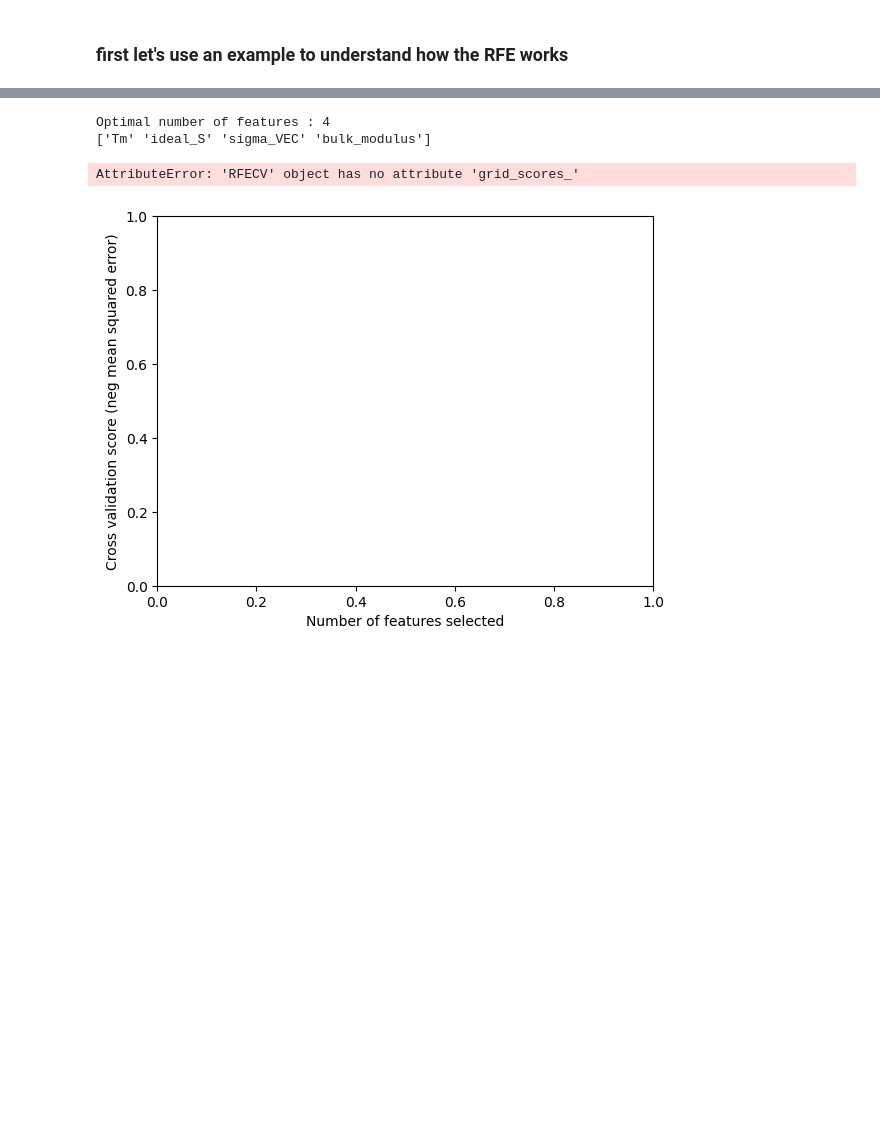
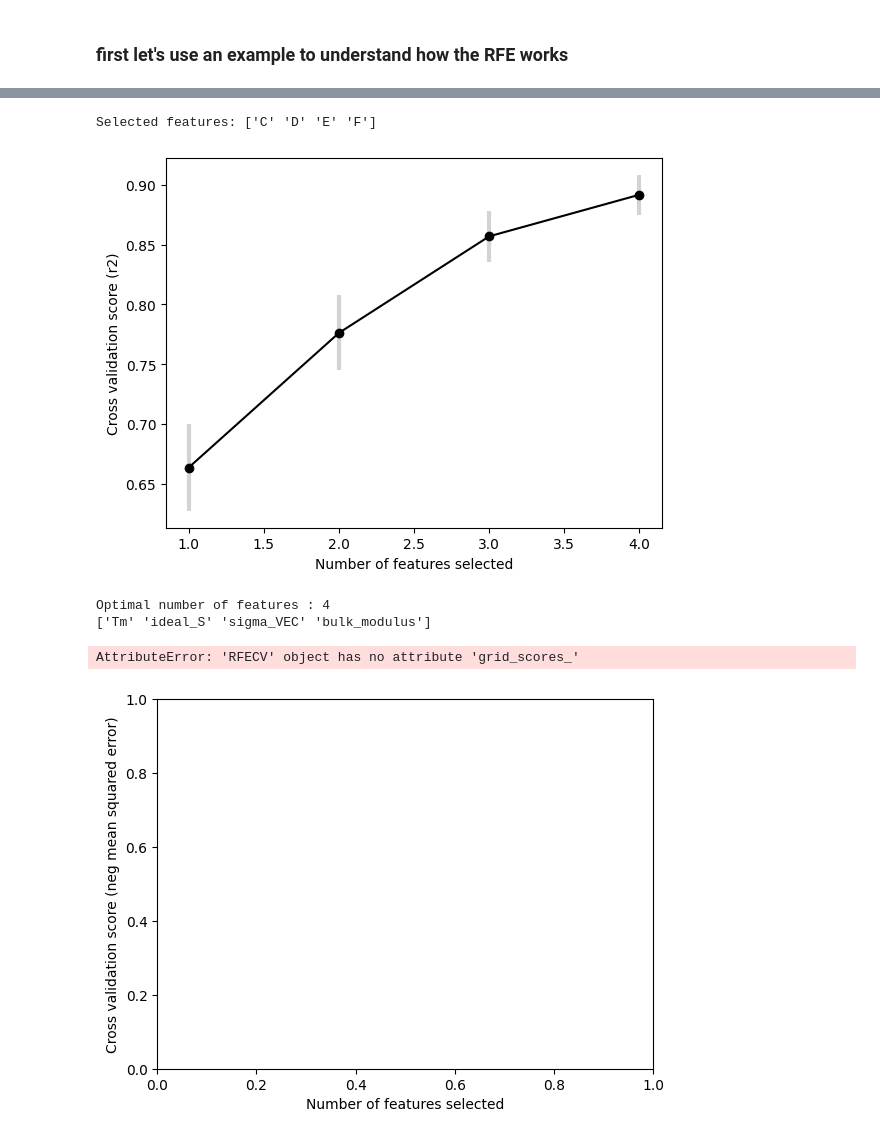
Before and after one commit to YXWU2014/CCA_representation_ML, a Jupyter notebook: Dataset_EDA_Pairplot_Feature_PCA_Mahalanobis/EDA_feature_calculation_selection.ipynb, the cells around one changed output, grey strips where cells are left out. Saved outputs shown, nothing was run; the diff lists cells and outputs as text; code cells hidden in the pictures; blank space fills up the shorter version.

```diff
--- a/Dataset_EDA_Pairplot_Feature_PCA_Mahalanobis/EDA_feature_calculation_selection.ipynb
+++ b/Dataset_EDA_Pairplot_Feature_PCA_Mahalanobis/EDA_feature_calculation_selection.ipynb
@@ -470,3 +430,71 @@ Cross validation score: -14284.251331277623
+# %%
+import numpy as np
+import pandas as pd
+from sklearn.datasets import make_regression
+from sklearn.pipeline import Pipeline
+from sklearn.compose import ColumnTransformer
+from sklearn.feature_selection import RFECV
+from sklearn.preprocessing import StandardScaler
+from sklearn.linear_model import LinearRegression
+import matplotlib.pyplot as plt
+
+# Generate a dummy dataset
+X, y = make_regression(n_samples=1000, n_features=6,
+                       noise=0.1, random_state=42)
+df = pd.DataFrame(X, columns=['A', 'B', 'C', 'D', 'E', 'F'])
+df['target'] = y
+
+# Define the fixed features and the features to be eliminated
+fixed_features = ['A', 'B']
+elimination_features = ['C', 'D', 'E', 'F']
+
+# Define a pipeline for the elimination features
+elimination_pipeline = Pipeline(steps=[
+    ('scale', StandardScaler()),
+    ('rfecv', RFECV(estimator=LinearRegression(), cv=5, scoring='r2'))
+])
+
+# Define a preprocessor that applies the elimination pipeline to the elimination features,
+# and applies scaling to the fixed features
+preprocessor = ColumnTransformer(transformers=[
+    ('elim', elimination_pipeline, elimination_features),
+    ('fix', StandardScaler(), fixed_features)
+])
+
+# Define the final pipeline that includes preprocessing and model training
+pipeline = Pipeline(steps=[
+    ('pre', preprocessor),
+    ('reg', LinearRegression())
+])
+
+# Fit the pipeline to the all data
+X_all = df[fixed_features + elimination_features]
+y_all = df['target']
+
+pipeline.fit(X_all, y_all)
+
+# Access the selected features
+selected_features_mask = pipeline.named_steps['pre'].transformers_[
+    0][1].named_steps['rfecv'].support_
+print(
+    f'Selected features: {np.array(elimination_features)[selected_features_mask]}')
+
+# Plot the R^2 score as a function of the number of selected features
+num_features = range(1, len(pipeline.named_steps['pre'].transformers_[
+                     0][1].named_steps['rfecv'].cv_results_['mean_test_score']) + 1)
+plt.figure()
+plt.xlabel("Number of features selected")
+plt.ylabel("Cross validation score (r2)")
+plt.errorbar(num_features,
+             pipeline.named_steps['pre'].transformers_[
+                 0][1].named_steps['rfecv'].cv_results_['mean_test_score'],
+             yerr=pipeline.named_steps['pre'].transformers_[
+                 0][1].named_steps['rfecv'].cv_results_['std_test_score'],
+             fmt='o-', color='black', ecolor='lightgray', elinewidth=3, capsize=0)
+plt.show()
+# %% [output]
+Selected features: ['C' 'D' 'E' 'F']
+[figure, added]
 # %%
 from sklearn.feature_selection import RFECV
 from sklearn.model_selection import KFold
```
Also changed, not shown: parts of 9 cells of this notebook, 1 other file.
